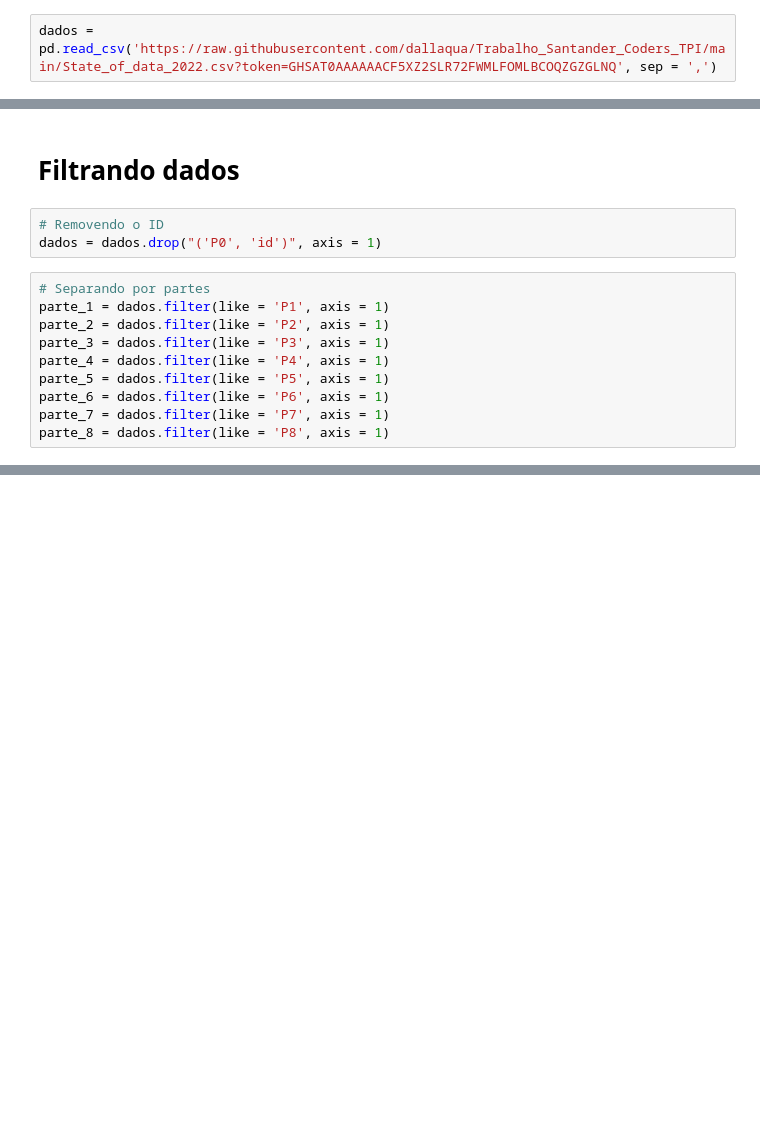
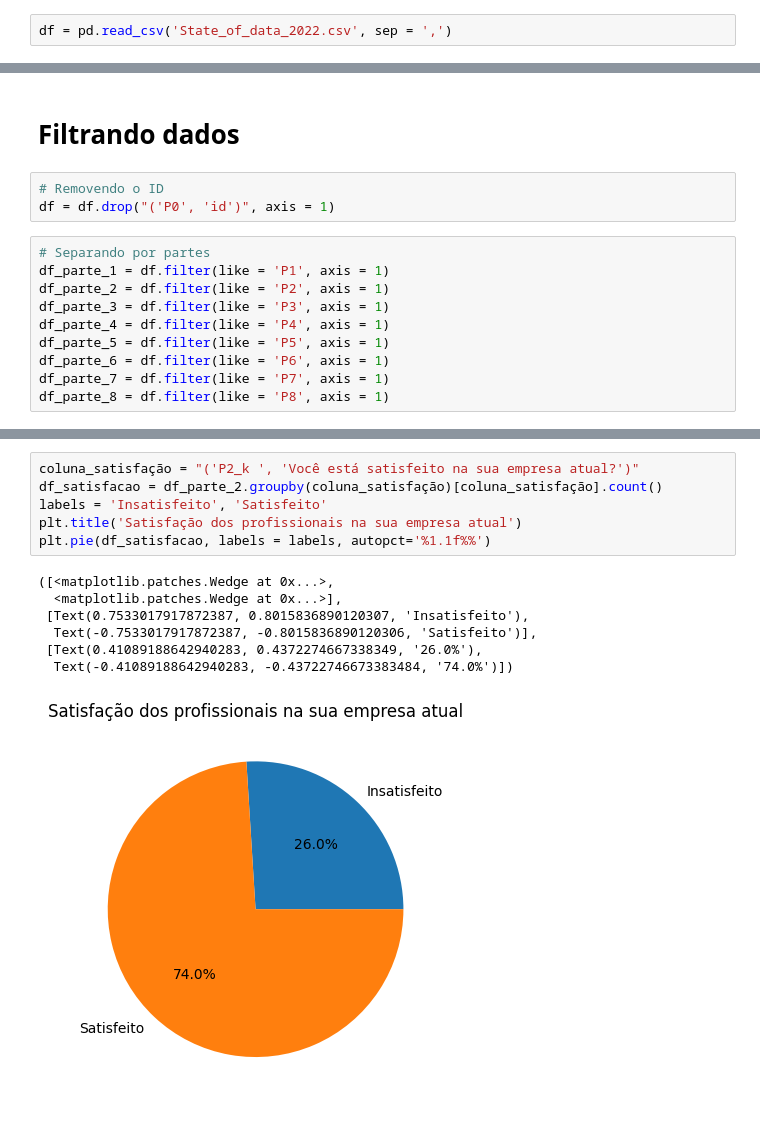
Before and after one commit to dallaqua/Trabalho_Santander_Coders_TPI, a Jupyter notebook: analise_mercado_dados_2022.ipynb, the cells around one changed output, grey strips where cells are left out. Drawn from its saved outputs; the diff is of its cells as text; blank space fills up the shorter version.

```diff
--- a/analise_mercado_dados_2022.ipynb
+++ b/analise_mercado_dados_2022.ipynb
@@ -5,5 +10,5 @@ import pandas as pd
 # %%
 pd.set_option('display.max_columns', None)
 # %%
-dados = pd.read_csv('https://raw.githubusercontent.com/dallaqua/Trabalho_Santander_Coders_TPI/main/State_of_data_2022.csv?token=GHSAT0AAAAAACF5XZ2SLR72FWMLFOMLBCOQZGZGLNQ', sep = ',')
+df = pd.read_csv('State_of_data_2022.csv', sep = ',')
 # %%
@@ -62,14 +67,14 @@ obs: sobre os NaN, considerar apenas as pessoas que responderam
 # Filtrando dados
 # %%
 # Removendo o ID
-dados = dados.drop("('P0', 'id')", axis = 1)
+df = df.drop("('P0', 'id')", axis = 1)
 # %%
 # Separando por partes
-parte_1 = dados.filter(like = 'P1', axis = 1)
-parte_2 = dados.filter(like = 'P2', axis = 1)
-parte_3 = dados.filter(like = 'P3', axis = 1)
-parte_4 = dados.filter(like = 'P4', axis = 1)
-parte_5 = dados.filter(like = 'P5', axis = 1)
-parte_6 = dados.filter(like = 'P6', axis = 1)
-parte_7 = dados.filter(like = 'P7', axis = 1)
-parte_8 = dados.filter(like = 'P8', axis = 1)
+df_parte_1 = df.filter(like = 'P1', axis = 1)
+df_parte_2 = df.filter(like = 'P2', axis = 1)
+df_parte_3 = df.filter(like = 'P3', axis = 1)
+df_parte_4 = df.filter(like = 'P4', axis = 1)
+df_parte_5 = df.filter(like = 'P5', axis = 1)
+df_parte_6 = df.filter(like = 'P6', axis = 1)
+df_parte_7 = df.filter(like = 'P7', axis = 1)
+df_parte_8 = df.filter(like = 'P8', axis = 1)
@@ -75,0 +87,14 @@ parte_8 = dados.filter(like = 'P8', axis = 1)
+# %%
+coluna_satisfação = "('P2_k ', 'Você está satisfeito na sua empresa atual?')"
+df_satisfacao = df_parte_2.groupby(coluna_satisfação)[coluna_satisfação].count()
+labels = 'Insatisfeito', 'Satisfeito'
+plt.title('Satisfação dos profissionais na sua empresa atual')
+plt.pie(df_satisfacao, labels = labels, autopct='%1.1f%%')
+# %% [output]
+([<matplotlib.patches.Wedge at 0x...>,
+  <matplotlib.patches.Wedge at 0x...>],
+ [Text(0.7533017917872387, 0.8015836890120307, 'Insatisfeito'),
+  Text(-0.7533017917872387, -0.8015836890120306, 'Satisfeito')],
+ [Text(0.41089188642940283, 0.4372274667338349, '26.0%'),
+  Text(-0.41089188642940283, -0.43722746673383484, '74.0%')])
+[figure, added]
```
Also changed, not shown: parts of 12 cells of this notebook.
